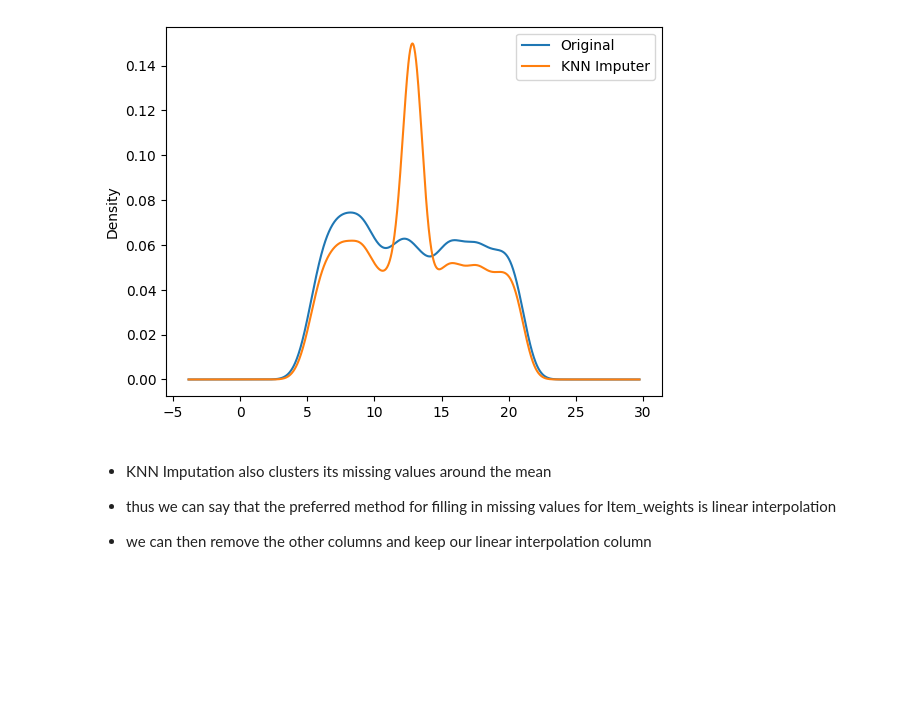
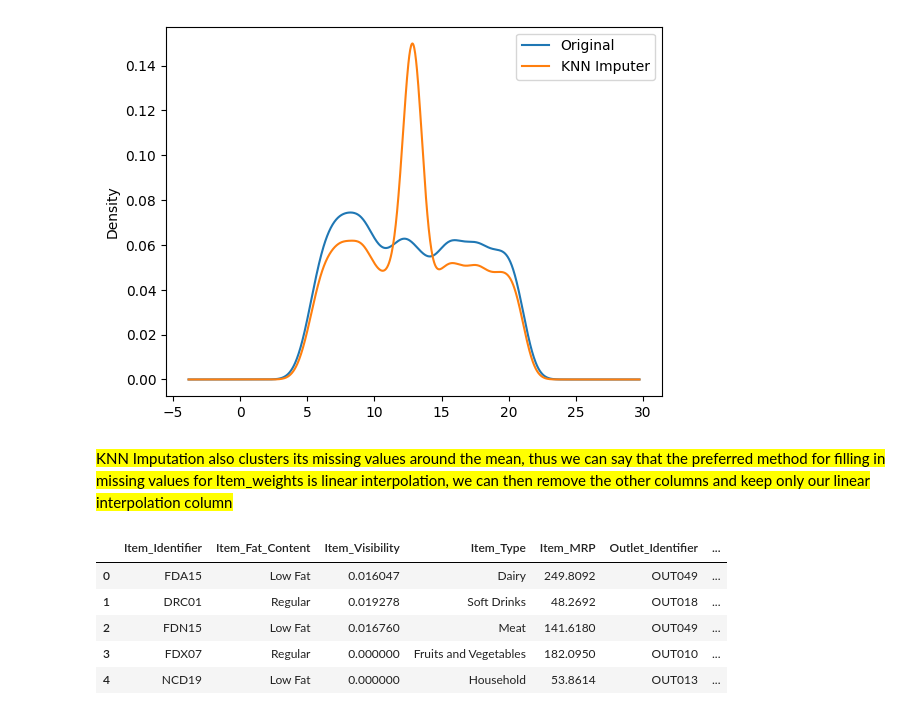
Before and after one commit to omarriyaz/Big-Mart-Sales-Prediction, a Jupyter notebook: SalesPredict.ipynb, the cells around one changed output. Saved outputs shown, nothing was run; the diff lists cells and outputs as text; code cells hidden in the pictures; blank space fills up the shorter version.

Commit message:
Filled in all missing values

```diff
--- a/SalesPredict.ipynb
+++ b/SalesPredict.ipynb
@@ -238,11 +238,7 @@ plt.show()
 # %% [output]
 [figure]
 # %% [markdown]
-- KNN Imputation also clusters its missing values around the mean
-
-- thus we can say that the preferred method for filling in missing values for Item_weights is linear interpolation
-
-- we can then remove the other columns and keep our linear interpolation column
+<mark>KNN Imputation also clusters its missing values around the mean, thus we can say that the preferred method for filling in missing values for Item_weights is linear interpolation, we can then remove the other columns and keep only our linear interpolation column</mark>
 # %%
 # remove the other columns
 
@@ -250,3 +246,14 @@ data = data.drop(['Item_Weight', 'Item_Weight_mean', 'Item_Weight_median', 'knn_
 
 # axis = 1 means column
 # axis = 0 means row
+# %%
+# display data
+
+data.head()
+# %% [output]
+|  | Item_Identifier | Item_Fat_Content | Item_Visibility | Item_Type | Item_MRP | Outlet_Identifier | ... |
+| 0 | FDA15 | Low Fat | 0.016047 | Dairy | 249.8092 | OUT049 | ... |
+| 1 | DRC01 | Regular | 0.019278 | Soft Drinks | 48.2692 | OUT018 | ... |
+| 2 | FDN15 | Low Fat | 0.016760 | Meat | 141.6180 | OUT049 | ... |
+| 3 | FDX07 | Regular | 0.000000 | Fruits and Vegetables | 182.0950 | OUT010 | ... |
+| 4 | NCD19 | Low Fat | 0.000000 | Household | 53.8614 | OUT013 | ... |
```
Also changed, not shown: parts of 16 cells of this notebook.
